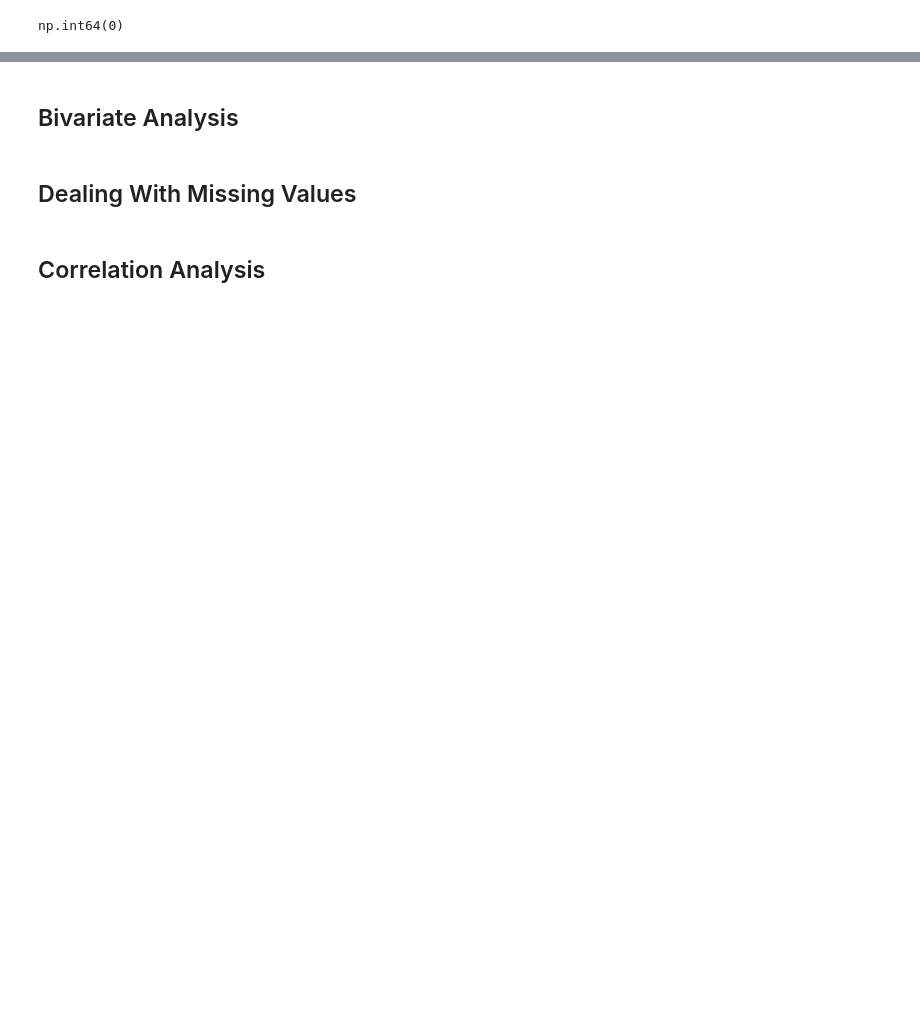
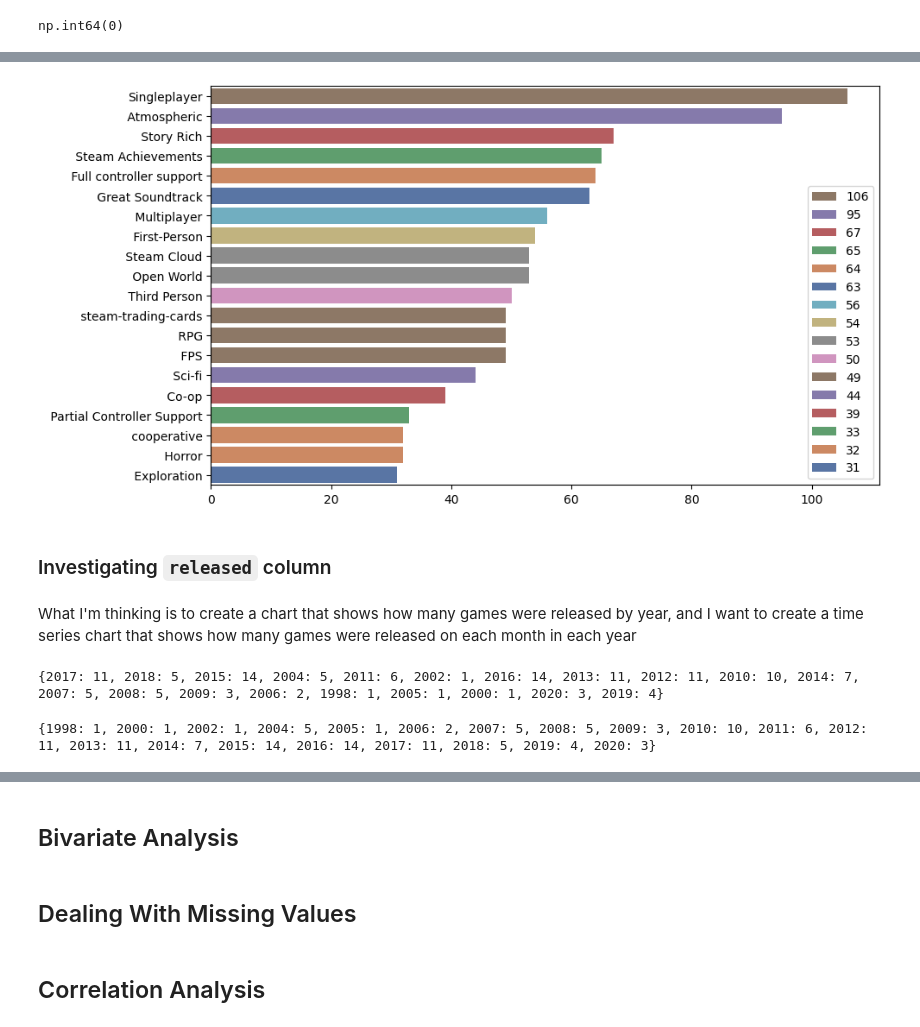
Before and after one commit to pedro-cella/Codebasics_Data_Science, a Jupyter notebook: Projects/game_data_observatory/eda/Games EDA.ipynb, the cells around one changed output, grey strips where cells are left out. Drawn from its saved outputs; the diff is of its cells as text; code cells hidden in the pictures; blank space fills up the shorter version.

```diff
--- a/Projects/game_data_observatory/eda/Games EDA.ipynb
+++ b/Projects/game_data_observatory/eda/Games EDA.ipynb
@@ -142,0 +225,31 @@ np.int64(0)
+# %%
+plt.figure(figsize=(10, 6))
+barplot = sns.barplot(x=top_20_tags.values(), y=top_20_tags.keys(), hue=top_20_tags.values(), palette="deep")
+sns.move_legend(barplot, loc='lower right', reverse=True)
+plt.show()
+# %% [output]
+[figure, added]
+# %% [markdown]
+### Investigating `released` column
+# %% [markdown]
+What I'm thinking is to create a chart that shows how many games were released by year, and I want to create a time series chart that shows how many games were released on each month in each year
+# %%
+# First I will create a pie chart to visualize the released games per year
+years = df_copy['released']
+total_year_occurrencies = {}
+for year in years:
+    released_year = year.year
+    if released_year not in total_year_occurrencies:
+        total_year_occurrencies[released_year] = 1
+    else:
+        total_year_occurrencies[released_year] += 1
+print(total_year_occurrencies)
+# %% [output]
+{2017: 11, 2018: 5, 2015: 14, 2004: 5, 2011: 6, 2002: 1, 2016: 14, 2013: 11, 2012: 11, 2010: 10, 2014: 7, 2007: 5, 2008: 5, 2009: 3, 2006: 2, 1998: 1, 2005: 1, 2000: 1, 2020: 3, 2019: 4}
+# %%
+total_year_occurrencies = dict(
+    sorted(total_year_occurrencies.items())
+)
+print(total_year_occurrencies)
+# %% [output]
+{1998: 1, 2000: 1, 2002: 1, 2004: 5, 2005: 1, 2006: 2, 2007: 5, 2008: 5, 2009: 3, 2010: 10, 2011: 6, 2012: 11, 2013: 11, 2014: 7, 2015: 14, 2016: 14, 2017: 11, 2018: 5, 2019: 4, 2020: 3}
```
Also changed, not shown: parts of 19 cells of this notebook.
